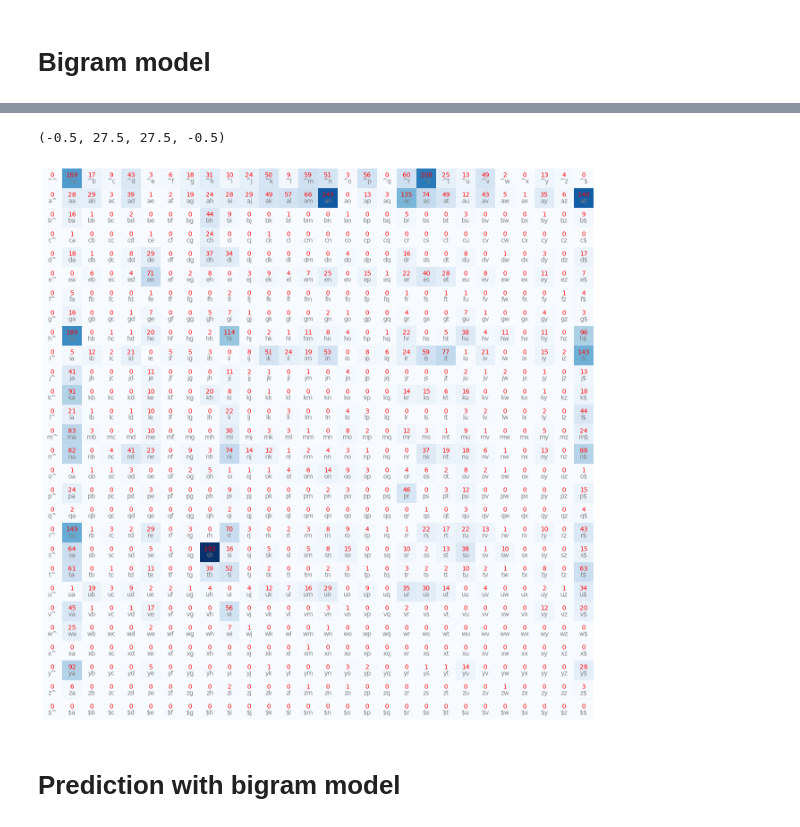
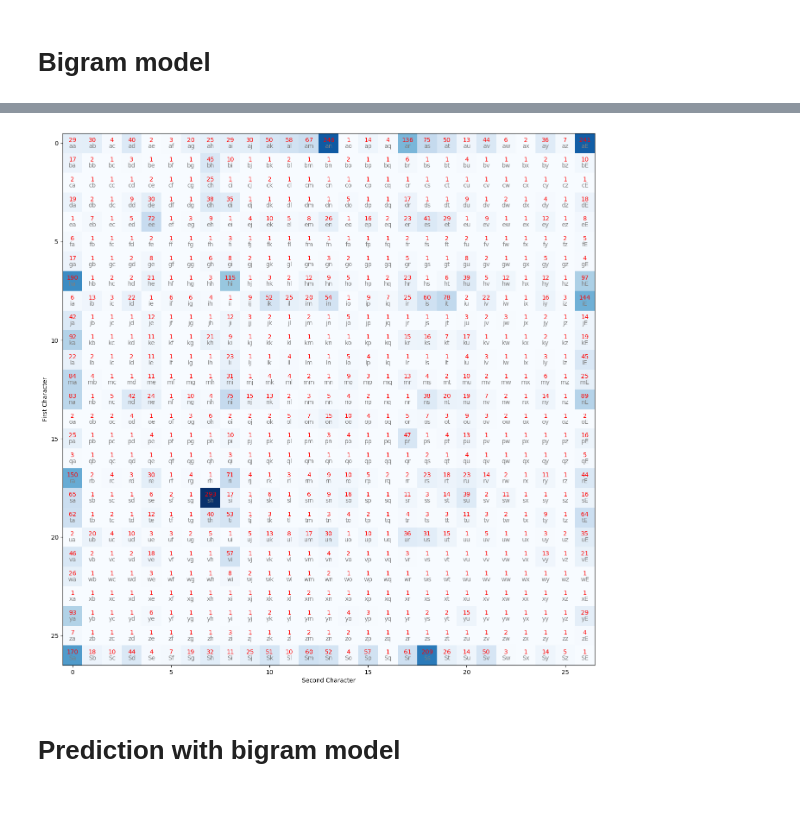
Before and after one commit to mayank-soni/makemore, a Jupyter notebook: makemore.ipynb, the cells around one changed output, grey strips where cells are left out. Drawn from its saved outputs; the diff is of its cells as text; code cells hidden in the pictures.

```diff
--- a/makemore.ipynb
+++ b/makemore.ipynb
@@ -94,13 +20,0 @@ bigram_array, bigram_probs = create_bigram_array(train_names, char2int)
-# %%
-plt.figure(figsize=(16, 16))
-plt.imshow(bigram_array, cmap="Blues")
-for i in range(len(int2char)):
-    for j in range(len(int2char)):
-        chars = int2char[i] + int2char[j]
-        # Need parsemath=False to avoid error with '$$'
-        plt.text(j, i, chars, ha="center", va="top", color="gray", parse_math=False)
-        plt.text(j, i, bigram_array[i, j].item(), ha="center", va="bottom", color="red")
-plt.axis("off")
-# %% [output]
-(-0.5, 27.5, 27.5, -0.5)
-[figure, removed]
@@ -108,0 +23,6 @@ plt.axis("off")
+# %%
+model = BigramModel(names=names)
+model.train()
+model.visualise()
+# %% [output]
+[figure, added]
```
Also changed, not shown: parts of 42 cells of this notebook, 7 other files.
